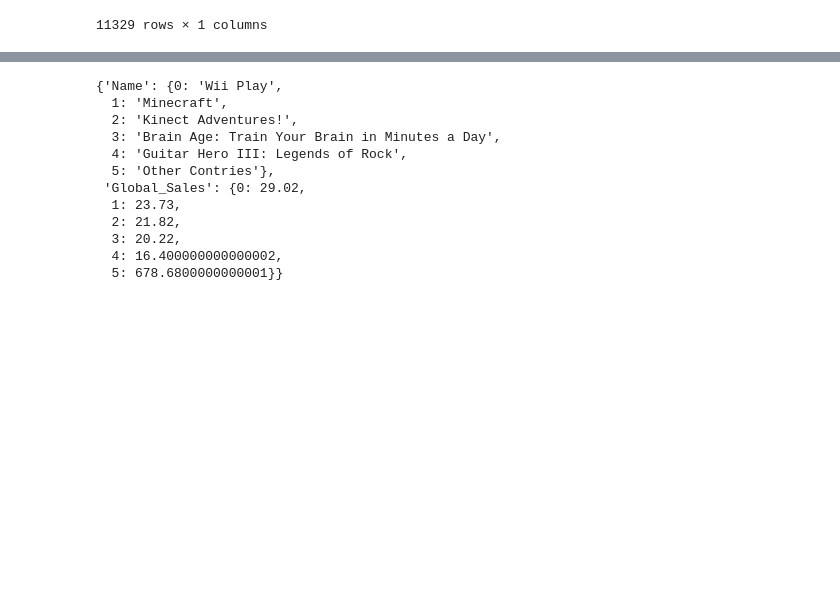
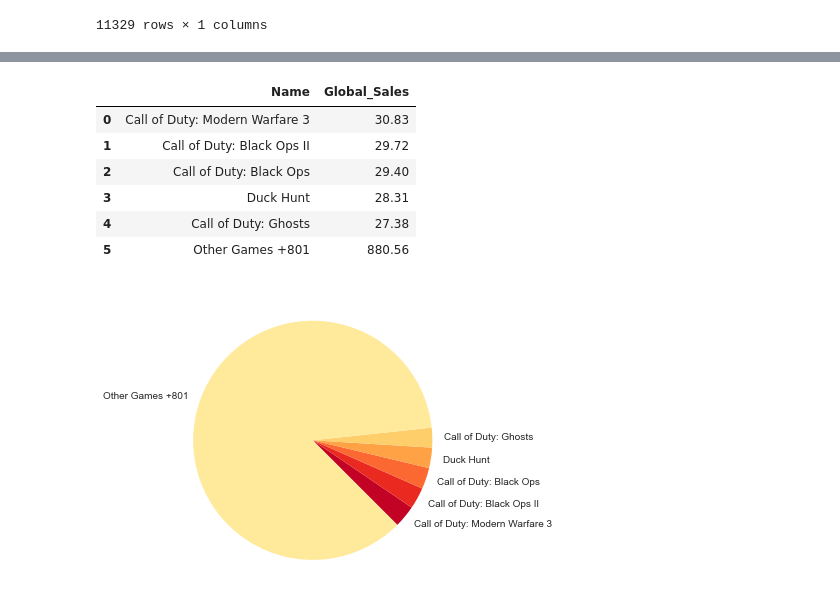
Before and after one commit to josue-islas/Videogames, a Jupyter notebook: Notebook.ipynb, the cells around one changed output, grey strips where cells are left out. Cells and saved outputs as stored; diff of their text form; code cells hidden in the pictures; blank space fills up the shorter version.

```diff
--- a/Notebook.ipynb
+++ b/Notebook.ipynb
@@ -312,29 +314,6 @@ plt.pie(x = gk_action_top.Global_Sales, labels=gk_action_top.Publisher, colors=p
 plt.show()
 # %% [output]
 [figure]
-# %%
-def top_frame(genre, gk, column_to_explore):
-    '''Disponible Genres:
-    Shooter, Misc, Action, Sports, Fighting, Puzzle, Racing, Platform, Simulation, Adventure, }
-    Role-Playing,Strategy'''
-
-    gk_genre = gk.loc[genre].sort_values(by='Global_Sales', ascending=False).reset_index()
-    others = {column_to_explore:'Other Contries', 'Global_Sales':gk_genre.iloc[5:,1].sum()}
-    gk_top = gk_genre.iloc[:5]
-    gk_top = gk_top.append(others, ignore_index=True)
-    return gk_top
-
-def top_array(genre, gk, column_to_explore):
-    '''Disponible Genres:
-    Shooter, Misc, Action, Sports, Fighting, Puzzle, Racing, Platform, Simulation, Adventure, }
-    Role-Playing,Strategy'''
-
-    gk_genre = gk.loc[genre].sort_values(by='Global_Sales', ascending=False).reset_index()
-    others = {column_to_explore:'Other Contries', 'Global_Sales':gk_genre.iloc[5:,1].sum()}
-    gk_top = gk_genre.iloc[:5]
-    gk_top = gk_top.append(others, ignore_index=True)
-    gk_top = gk_top.to_dict()
-    return gk_top
 # %%
 Shooter = top_frame('Shooter', gk, 'Publisher')
 Misc = top_frame('Misc', gk, 'Publisher')
@@ -437,5 +416,7 @@ array_videogames = []
 temp = df.Genre.unique()
 
 for i in range(len(df.Genre.unique())):
-    x=top_array(temp[i], gk, 'Name')
+    x=top_frame(temp[i], gk, 'Name', 'Games')
     array_videogames.append(x)
+print('Posición\tGenero')
+[print(f'{i}\t\t{temp[i]}') for i in range(len(df.Genre.unique()))]
@@ -442,15 +438,15 @@ for i in range(len(df.Genre.unique())):
 # %%
-array_videogames[1]
+array_videogames[0]
 # %% [output]
-{'Name': {0: 'Wii Play',
-  1: 'Minecraft',
-  2: 'Kinect Adventures!',
-  3: 'Brain Age: Train Your Brain in Minutes a Day',
-  4: 'Guitar Hero III: Legends of Rock',
-  5: 'Other Contries'},
- 'Global_Sales': {0: 29.02,
-  1: 23.73,
-  2: 21.82,
-  3: 20.22,
-  4: 16.400000000000002,
-  5: 678.6800000000001}}
+|  | Name | Global_Sales |
+| 0 | Call of Duty: Modern Warfare 3 | 30.83 |
+| 1 | Call of Duty: Black Ops II | 29.72 |
+| 2 | Call of Duty: Black Ops | 29.40 |
+| 3 | Duck Hunt | 28.31 |
+| 4 | Call of Duty: Ghosts | 27.38 |
+| 5 | Other Games +801 | 880.56 |
+# %%
+plt.pie(x = array_videogames[0].Global_Sales, labels=array_videogames[0].Name, colors=paleta_plt_2, startangle=-45)
+plt.show()
+# %% [output]
+[figure, added]
```
Also changed, not shown: parts of 18 cells of this notebook, 1 other file.
